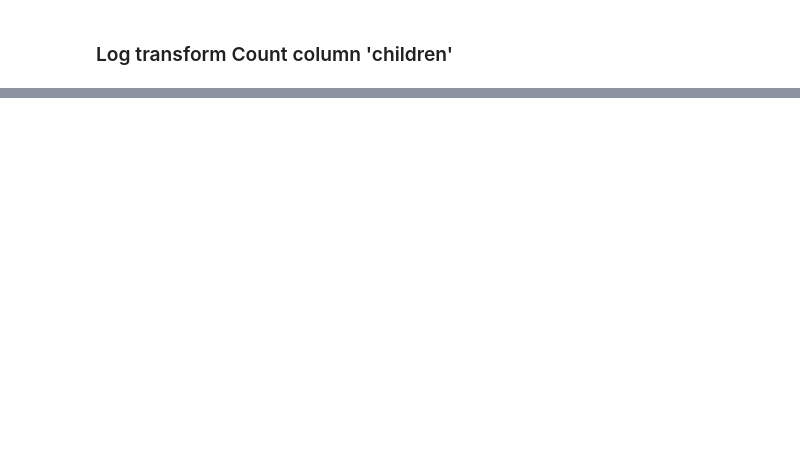
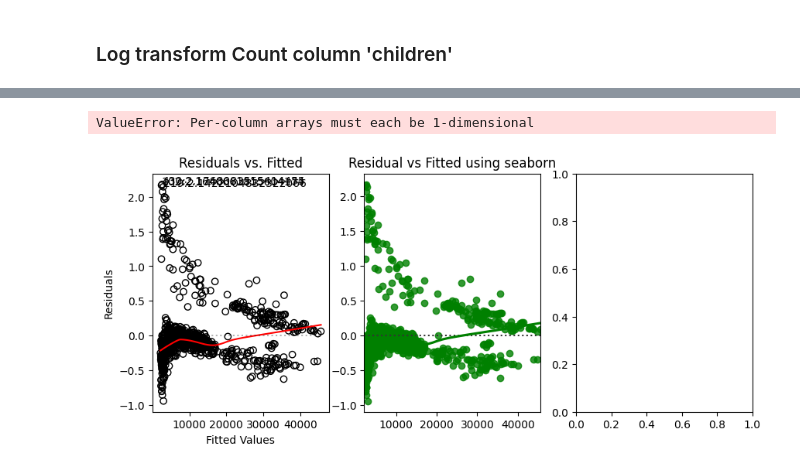
Before and after one commit to EdwinVivek/insurance-charges, a Jupyter notebook: insurance-charges-prediction.ipynb, the cells around one changed output, grey strips where cells are left out. Saved outputs shown, nothing was run; the diff lists cells and outputs as text; code cells hidden in the pictures; blank space fills up the shorter version.

```diff
--- a/insurance-charges-prediction.ipynb
+++ b/insurance-charges-prediction.ipynb
@@ -628,0 +821,6 @@ MAE: 4080.49
+# %%
+X_train_interaction_y_log = X_train_transformed_pruned.copy()
+X_train_interaction_y_log.drop(columns=["const"], axis=0, inplace=True)
+X_train_interaction_y_log["charges"] = y_train_transformed
+interaction_lm_log =  ols('charges ~ log_children + smoker_yes + age + bmi + smoker_yes * age', data = X_train_interaction_y_log).fit()
+print(interaction_lm_log.summary())
@@ -628,0 +871,7 @@ MAE: 4080.49
+# %%
+y_fitted = np.expm1(interaction_lm_log.fittedvalues)
+residuals = interaction_lm_log.resid
+linearity_check(residuals, y_fitted, y_train_transformed)
+# %% [output]
+ValueError: Per-column arrays must each be 1-dimensional
+[figure, added]
```
Also changed, not shown: parts of 32 cells of this notebook.
